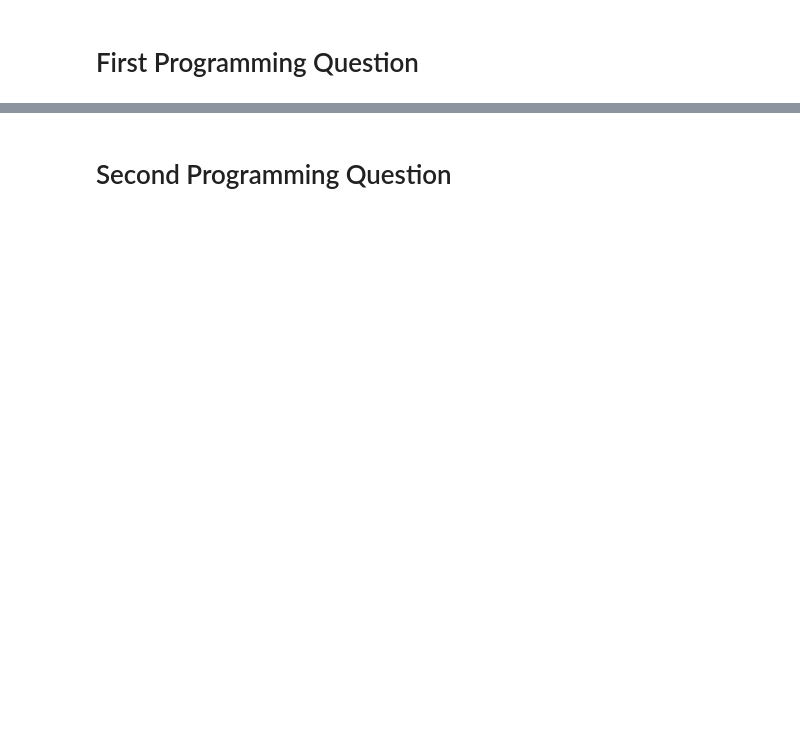
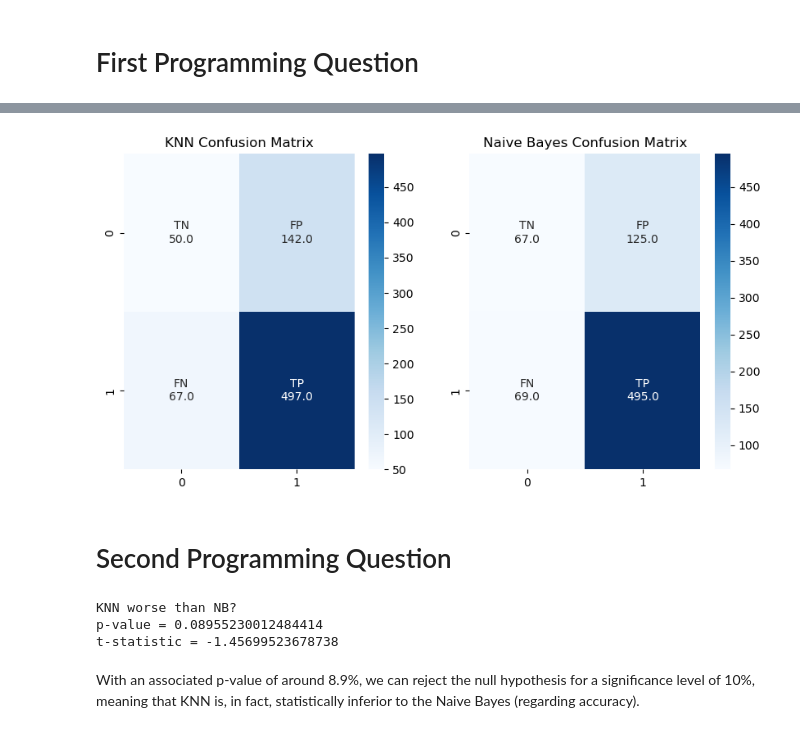
Before and after one commit to interro-potato/ml-homeworks, a Jupyter notebook: hw2/hw.ipynb, the cells around one changed output, grey strips where cells are left out. Drawn from its saved outputs; the diff is of its cells as text; code cells hidden in the pictures; blank space fills up the shorter version.

Commit message:
Add 4 + add labels to 2.1's CMs

```diff
--- a/hw2/hw.ipynb
+++ b/hw2/hw.ipynb
@@ -1,2 +53,25 @@
+# %%
+def first():
+  """Used to answer the first question"""
+  group_names =['TN', 'FP', 'FN', 'TP']
+  knn_labels = np.asarray(
+    [f"{name}\n{count}" for name, count in zip(group_names, knn_cm.flatten())]
+  ).reshape(2, 2)
+  nb_labels = np.asarray(
+    [f"{name}\n{count}" for name, count in zip(group_names, nb_cm.flatten())]
+  ).reshape(2, 2)
+  fig, (ax1, ax2) = plt.subplots(1, 2, figsize=(10, 5))
+  p1 = sns.heatmap(knn_cm, annot=knn_labels, cmap='Blues', fmt='', ax=ax1)
+  p2 = sns.heatmap(nb_cm, annot=nb_labels, cmap='Blues', fmt='', ax=ax2)
+  p1.set_title('KNN Confusion Matrix')
+  p2.set_title('Naive Bayes Confusion Matrix')
+  plt.show(p1)
+  # save the plot to a file
+  fig.savefig('assets/hw2-2.1.png')
+
+def second():
+  """Used to answer the second question"""
+  # the test below calculates whether nb is better than knn
+  return ttest_rel(knn_scores, nb_scores, alternative='less')
 # %% [markdown]
 # First Programming Question
@@ -57,2 +78,15 @@ plt.show(p1)
+# %%
+first()
+# %% [output]
+[figure, added]
 # %% [markdown]
 # Second Programming Question
+# %%
+results = second()
+print("KNN worse than NB?\np-value = {}\nt-statistic = {}".format(results.pvalue, results.statistic))
+# %% [output]
+KNN worse than NB?
+p-value = 0.08955230012484414
+t-statistic = -1.45699523678738
+# %% [markdown]
+With an associated p-value of around 8.9%, we can reject the null hypothesis for a significance level of 10%, meaning that KNN is, in fact, statistically inferior to the Naive Bayes (regarding accuracy).
```
Also changed, not shown: parts of 3 cells of this notebook, 3 other files.
